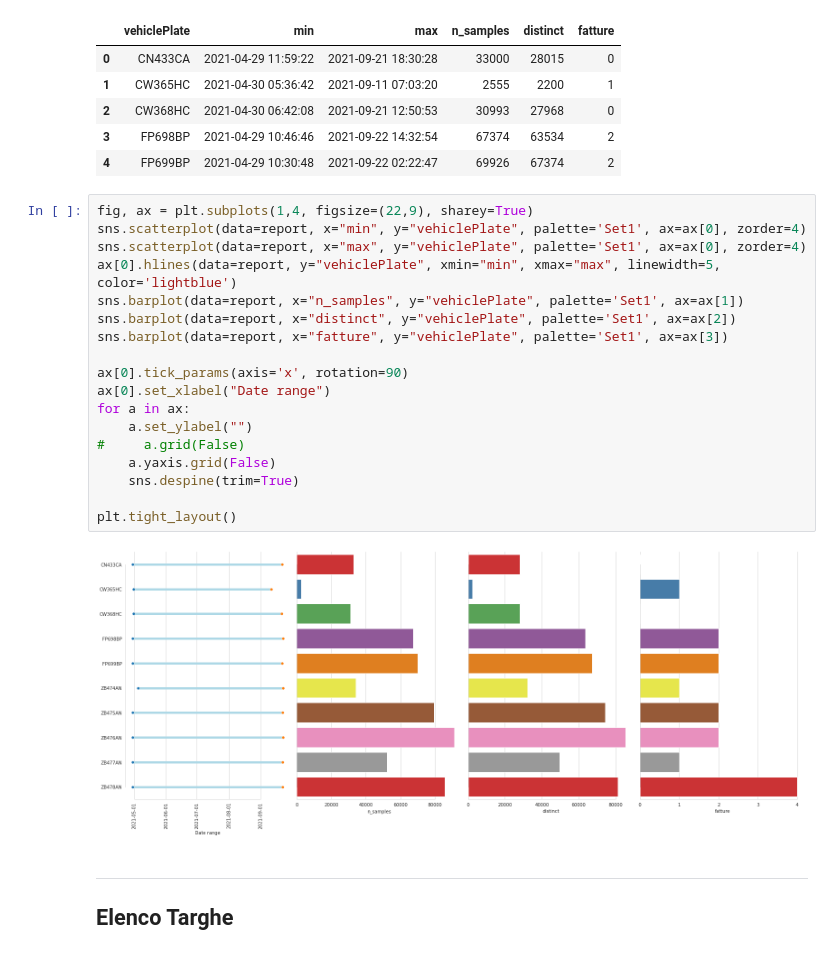
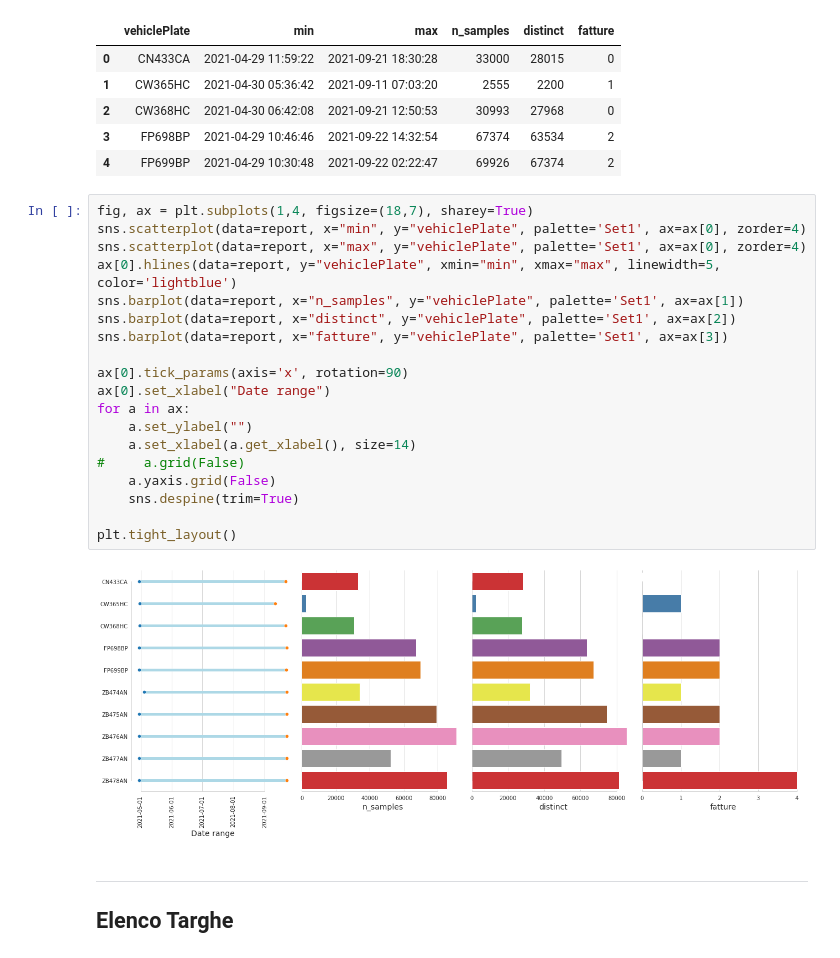
Before and after one commit to antonioalbanese/ai4trucks, a Jupyter notebook: visirun_analysis.ipynb, the cells around one changed output. Drawn from its saved outputs; the diff is of its cells as text.

```diff
--- a/visirun_analysis.ipynb
+++ b/visirun_analysis.ipynb
@@ -148,25 +148,26 @@ report.head()
 | 3 | FP698BP | 2021-04-29 10:46:46 | 2021-09-22 14:32:54 | 67374 | 63534 | 2 |
 | 4 | FP699BP | 2021-04-29 10:30:48 | 2021-09-22 02:22:47 | 69926 | 67374 | 2 |
 # %%
-fig, ax = plt.subplots(1,4, figsize=(22,9), sharey=True)
+fig, ax = plt.subplots(1,4, figsize=(18,7), sharey=True)
 sns.scatterplot(data=report, x="min", y="vehiclePlate", palette='Set1', ax=ax[0], zorder=4)
 sns.scatterplot(data=report, x="max", y="vehiclePlate", palette='Set1', ax=ax[0], zorder=4)
 ax[0].hlines(data=report, y="vehiclePlate", xmin="min", xmax="max", linewidth=5, color='lightblue')
 sns.barplot(data=report, x="n_samples", y="vehiclePlate", palette='Set1', ax=ax[1])
 sns.barplot(data=report, x="distinct", y="vehiclePlate", palette='Set1', ax=ax[2])
 sns.barplot(data=report, x="fatture", y="vehiclePlate", palette='Set1', ax=ax[3])
 
 ax[0].tick_params(axis='x', rotation=90)
 ax[0].set_xlabel("Date range")
 for a in ax:
     a.set_ylabel("")
+    a.set_xlabel(a.get_xlabel(), size=14)
 #     a.grid(False)
     a.yaxis.grid(False)
     sns.despine(trim=True)
 
 plt.tight_layout()
 # %% [output]
-[figure, old version]
+[figure, new version]
 # %% [markdown]
 ---
 ## Elenco Targhe
```
Also changed, not shown: 2 other files.
